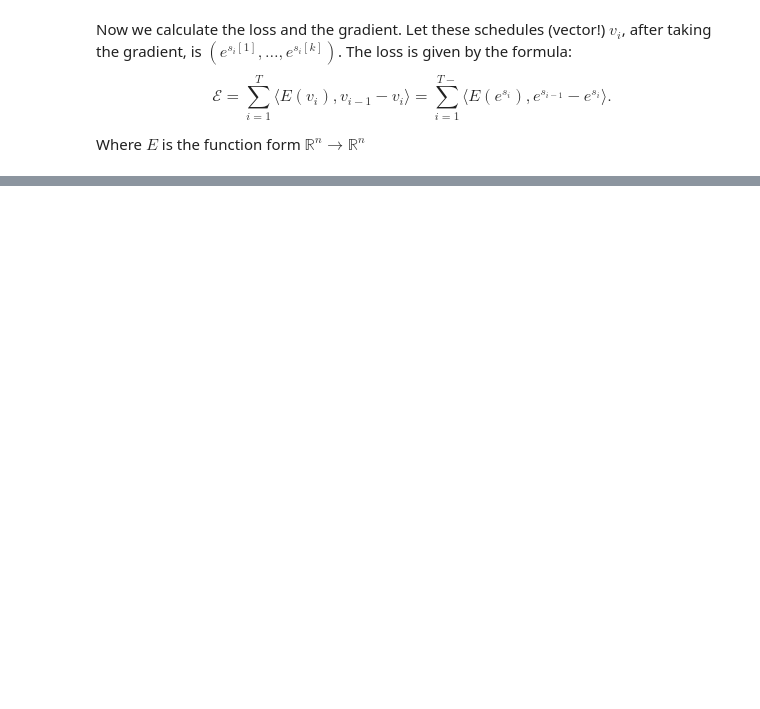
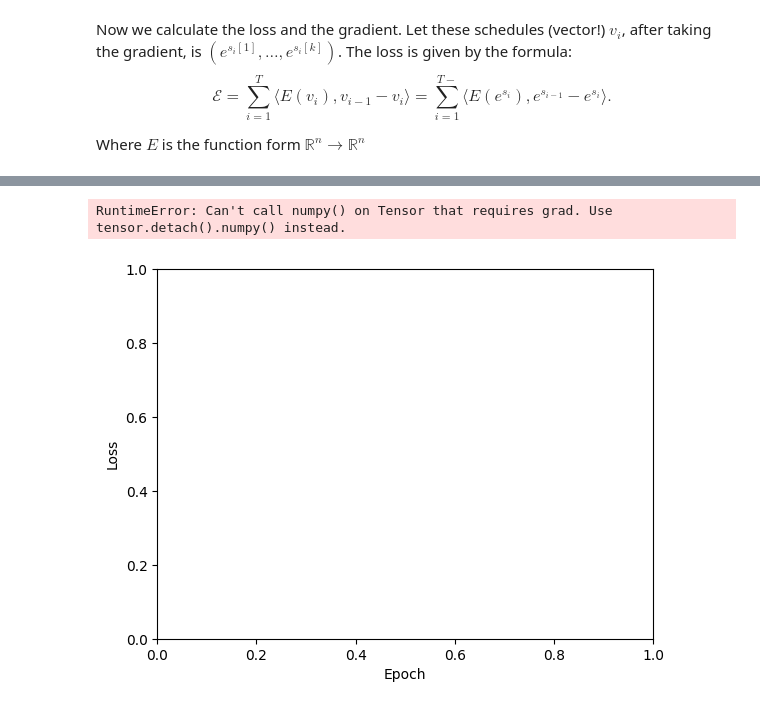
Before and after one commit to JetfiRex/Diffusion-ToyModel, a Jupyter notebook: Diffusion.ipynb, the cells around one changed output, grey strips where cells are left out. Drawn from its saved outputs; the diff is of its cells as text; code cells hidden in the pictures; blank space fills up the shorter version.

```diff
--- a/Diffusion.ipynb
+++ b/Diffusion.ipynb
@@ -687,0 +687,10 @@ get_total_loss_2(model, x0, sigmas)[1]
+# %%
+from matplotlib import pyplot as plt
+y =
+x = list(range(100))
+plt.xlabel("Epoch")
+plt.ylabel("Loss")
+plt.plot(x,y)
+# %% [output]
+RuntimeError: Can't call numpy() on Tensor that requires grad. Use tensor.detach().numpy() instead.
+[figure, added]
```
Also changed, not shown: parts of 30 cells of this notebook.
